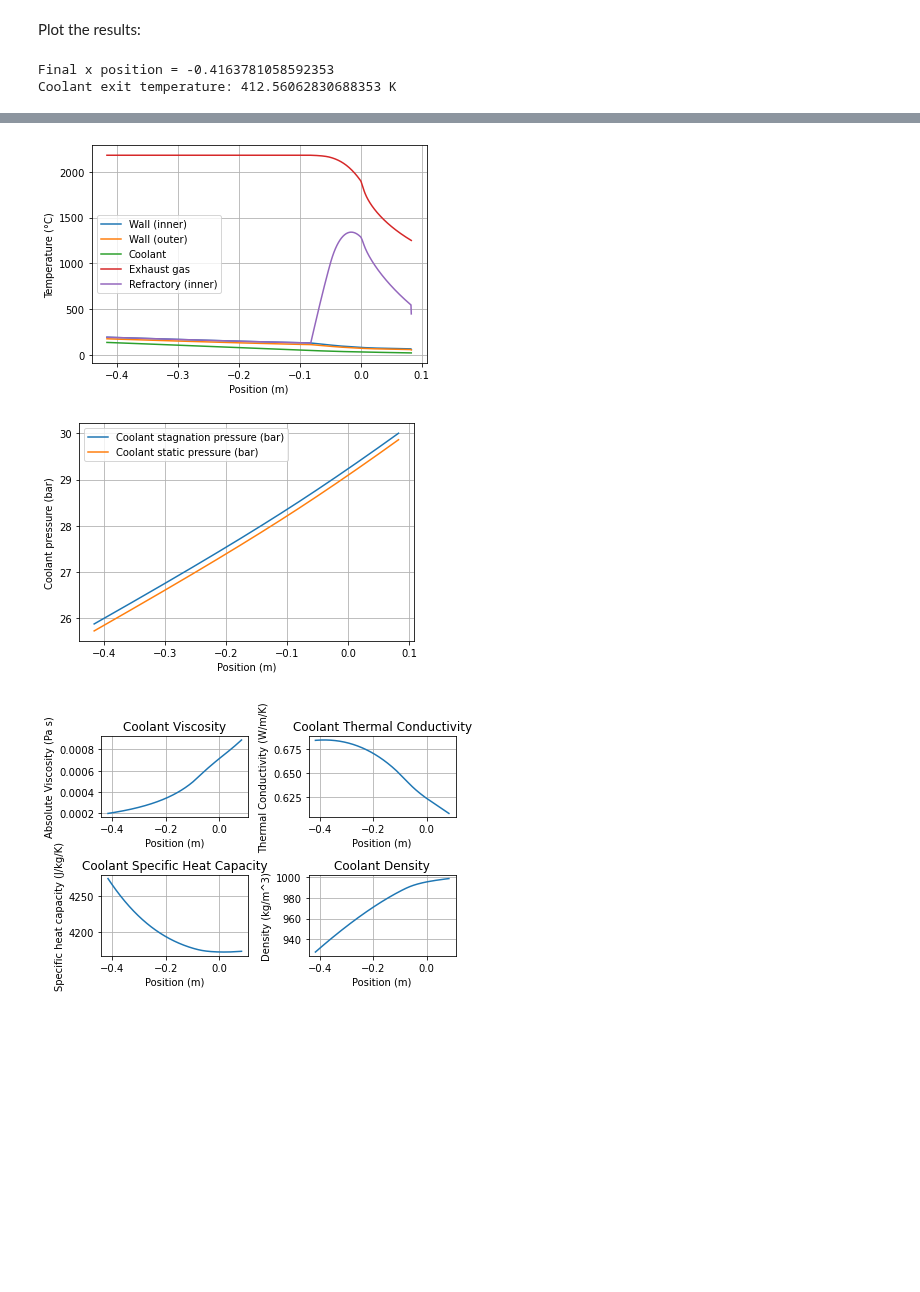
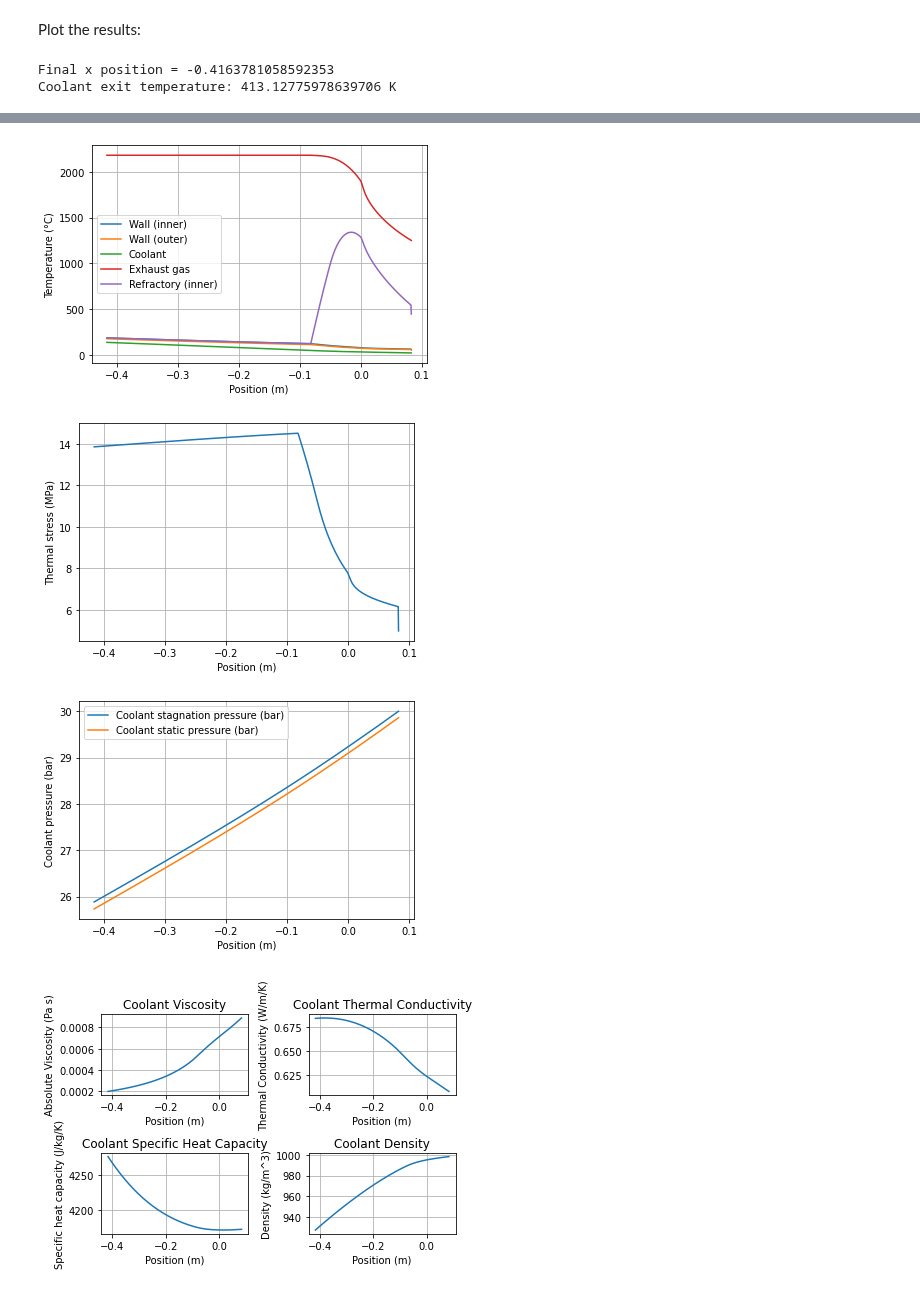
Before and after one commit to cuspaceflight/bamboo, a Jupyter notebook: Introduction to Bamboo.ipynb, the cells around one changed output, grey strips where cells are left out. Drawn from its saved outputs; the diff is of its cells as text; code cells hidden in the pictures; blank space fills up the shorter version.

Commit message:
Added simple, easy to access, thermal stress

```diff
--- a/Introduction to Bamboo.ipynb
+++ b/Introduction to Bamboo.ipynb
@@ -239,11 +241,11 @@ engine.add_geometry(chamber_length = chamber_length,
 ### Cooling jacket
 # %%
 '''Cooling jacket properties'''
-inlet_T = 298.15  #Coolant inlet temperature (K)
-inlet_p0 = 30e5   #Coolant inlet stagnation pressure (bar)
-OF_ratio = 3.5    #Oxidiser/fuel mass ratio
-mdot_coolant = mdot/(OF_ratio + 1) #Mass flow rate of coolant
-inner_wall_material = bam.materials.CopperC700
+inlet_T = 298.15                    #Coolant inlet temperature (K)
+inlet_p0 = 30e5                     #Coolant inlet stagnation pressure (bar)
+OF_ratio = 3.5                      #Oxidiser/fuel mass ratio
+mdot_coolant = mdot/(OF_ratio + 1)  #Mass flow rate of coolant
+inner_wall_material = bam.materials.CopperC106
 
 '''Add a spiral cooling jacket to the engine'''
 #See the documentation for a full list of cooling jacket options
@@ -326,9 +328,10 @@ engine.plot_geometry()
 bam.plot.plot_temperatures(cooling_data)
 bam.plot.plot_temperatures(cooling_data, show_ablative = True, show_gas = True)
 
+bam.plot.plot_thermal_stress(cooling_data)
 bam.plot.plot_jacket_pressure(cooling_data)
 bam.plot.plot_coolant_properties(cooling_data)
 # %% [output]
 Final x position = -0.4163781058592353
-Coolant exit temperature: 412.56062830688353 K
+Coolant exit temperature: 413.12775978639706 K
 [figure]
@@ -336,3 +339,4 @@ Coolant exit temperature: 412.56062830688353 K
-[figure, old version]
+[figure, new version]
-[figure, old version]
+[figure, new version]
-[figure, old version]
+[figure, new version]
+[figure, added]
```
Also changed, not shown: parts of 9 cells of this notebook, 27 other files.
